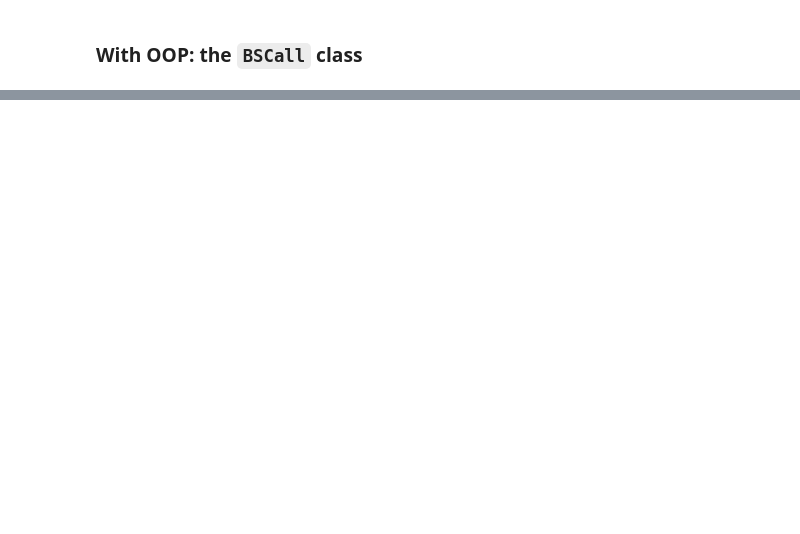
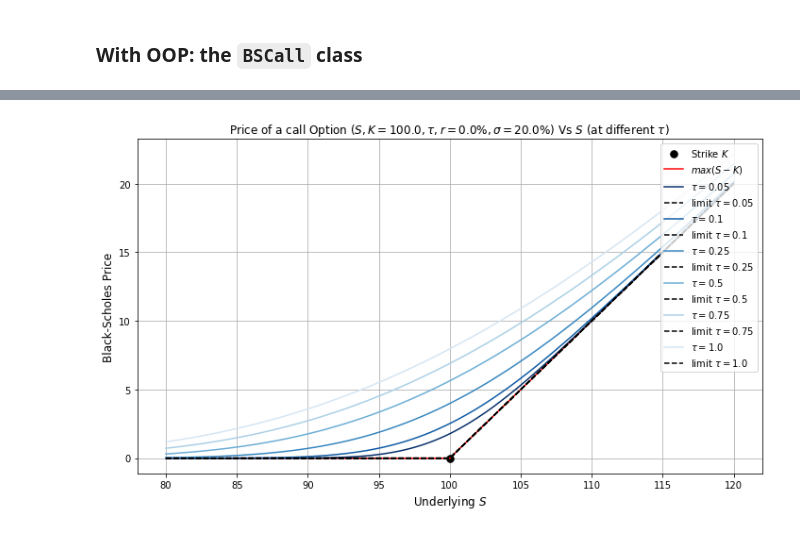
Before and after one commit to gabrielepompa88/IT-For-Business-And-Finance-2019-20, a Jupyter notebook: Notebooks/Derivatives_Analytics___Introduction_to_OOP.ipynb, the cells around one changed output, grey strips where cells are left out. Cells and saved outputs as stored; diff of their text form; code cells hidden in the pictures; blank space fills up the shorter version.

```diff
--- a/Notebooks/Derivatives_Analytics___Introduction_to_OOP.ipynb
+++ b/Notebooks/Derivatives_Analytics___Introduction_to_OOP.ipynb
@@ -869,0 +1032,4 @@ plotter(call, K_strip, T_strip)
+# %%
+plotter2(call, S_strip, tau_strip)
+# %% [output]
+[figure, added]
```
Also changed, not shown: parts of 90 cells of this notebook.
